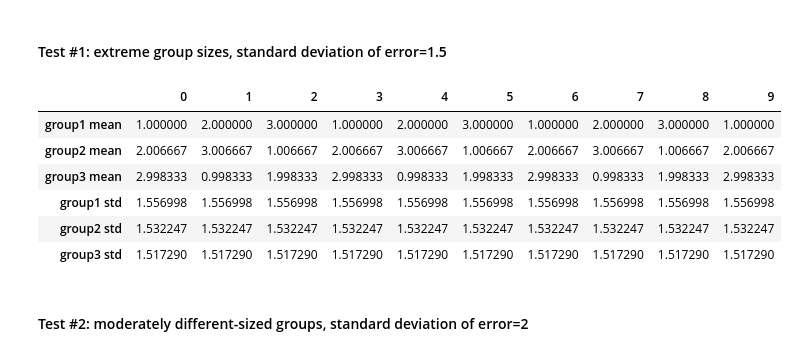
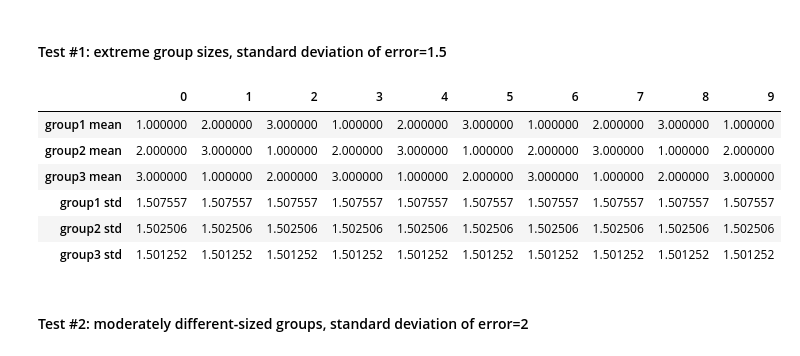
Before and after one commit to ScottGuthart/clusters, a Jupyter notebook: Cluster_v2.ipynb, the cells around one changed output. Saved outputs shown, nothing was run; the diff lists cells and outputs as text; code cells hidden in the pictures.

```diff
--- a/Cluster_v2.ipynb
+++ b/Cluster_v2.ipynb
@@ -239,40 +282,41 @@ def generate_true_group_list(group_info):
   return true_group_list
 # %%
 tests = {}
-round = True
+round = False
+force_positive = False
 seed = 0
 # %% [markdown]
 #### Test #1:  extreme group sizes, standard deviation of error=1.5
 # %%
 tests['test1'] = {
       'group_info': {
         1: {
             'means': [1, 2, 3, 1, 2, 3, 1, 2, 3, 1],
             'size': 100
           },
         2: {
             'means': [2, 3, 1, 2, 3, 1, 2, 3, 1, 2],
             'size': 300
           },
         3: {
             'means': [3, 1, 2, 3, 1, 2, 3, 1, 2, 3],
             'size': 600
           },
   }
 }
 
 std_dev = 1.5
 
-tests['test1']['data'] = generate_survey_data_norm(tests['test1']['group_info'], std_dev, round=round, seed=seed)
+tests['test1']['data'] = generate_survey_data_norm(tests['test1']['group_info'], std_dev, round=round, force_positive=force_positive, seed=seed)
 describe_groups(tests['test1']['data'], tests['test1']['group_info'])
 # %% [output]
 |  | 0 | 1 | 2 | 3 | 4 | 5 | 6 | 7 | 8 | 9 |
 | group1 mean | 1.000000 | 2.000000 | 3.000000 | 1.000000 | 2.000000 | 3.000000 | 1.000000 | 2.000000 | 3.000000 | 1.000000 |
-| group2 mean | 2.006667 | 3.006667 | 1.006667 | 2.006667 | 3.006667 | 1.006667 | 2.006667 | 3.006667 | 1.006667 | 2.006667 |
-| group3 mean | 2.998333 | 0.998333 | 1.998333 | 2.998333 | 0.998333 | 1.998333 | 2.998333 | 0.998333 | 1.998333 | 2.998333 |
-| group1 std | 1.556998 | 1.556998 | 1.556998 | 1.556998 | 1.556998 | 1.556998 | 1.556998 | 1.556998 | 1.556998 | 1.556998 |
-| group2 std | 1.532247 | 1.532247 | 1.532247 | 1.532247 | 1.532247 | 1.532247 | 1.532247 | 1.532247 | 1.532247 | 1.532247 |
-| group3 std | 1.517290 | 1.517290 | 1.517290 | 1.517290 | 1.517290 | 1.517290 | 1.517290 | 1.517290 | 1.517290 | 1.517290 |
+| group2 mean | 2.000000 | 3.000000 | 1.000000 | 2.000000 | 3.000000 | 1.000000 | 2.000000 | 3.000000 | 1.000000 | 2.000000 |
+| group3 mean | 3.000000 | 1.000000 | 2.000000 | 3.000000 | 1.000000 | 2.000000 | 3.000000 | 1.000000 | 2.000000 | 3.000000 |
+| group1 std | 1.507557 | 1.507557 | 1.507557 | 1.507557 | 1.507557 | 1.507557 | 1.507557 | 1.507557 | 1.507557 | 1.507557 |
+| group2 std | 1.502506 | 1.502506 | 1.502506 | 1.502506 | 1.502506 | 1.502506 | 1.502506 | 1.502506 | 1.502506 | 1.502506 |
+| group3 std | 1.501252 | 1.501252 | 1.501252 | 1.501252 | 1.501252 | 1.501252 | 1.501252 | 1.501252 | 1.501252 | 1.501252 |
 # %% [markdown]
 #### Test #2:  moderately different-sized groups, standard deviation of error=2
 # %%
```
Also changed, not shown: parts of 16 cells of this notebook, 7 other files.
